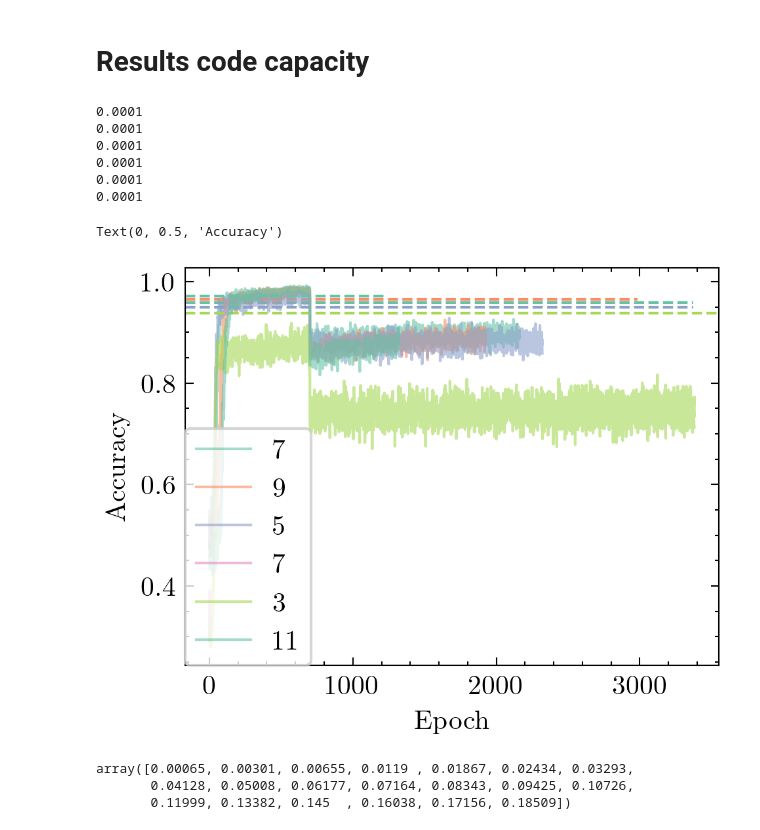
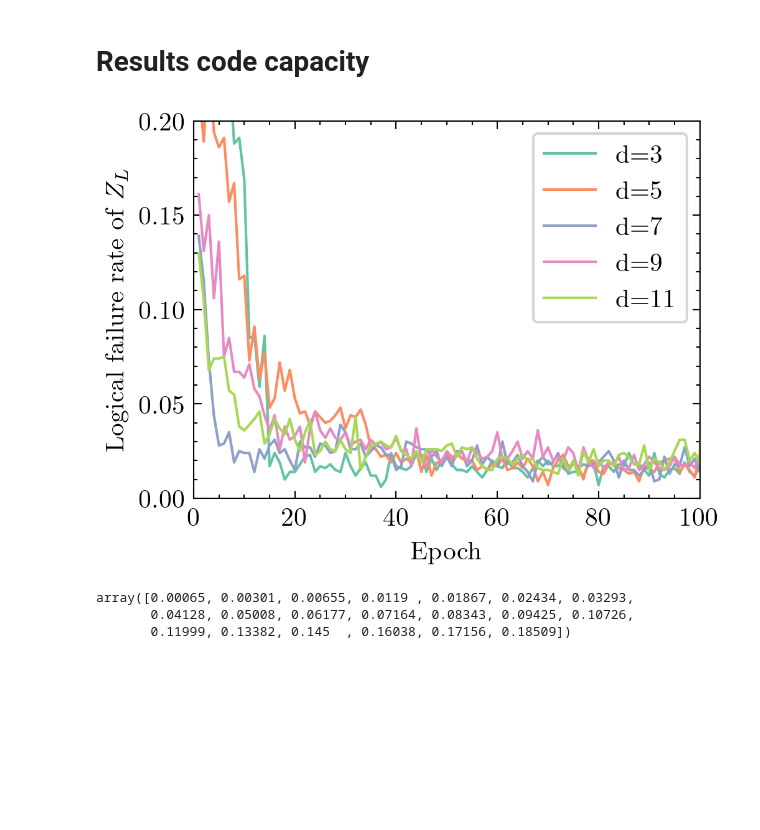
Before and after one commit to LangeMoritz/neural_matching, a Jupyter notebook: build_decoder.ipynb, the cells around one changed output. Cells and saved outputs as stored; diff of their text form; code cells hidden in the pictures; blank space fills up the shorter version.

```diff
--- a/build_decoder.ipynb
+++ b/build_decoder.ipynb
@@ -111,55 +106,52 @@ Text(0, 0.5, 'Logical failure rate of $Z_L$')
 # %%
 mwpm = np.genfromtxt('MWPM_2D_3_11.csv', delimiter=',')
 fig, ax = plt.subplots()
-parent = 'saved_models/code_cap_gcn_32_64_128_mlp_128_64_32/'
+parent = 'saved_models/code_capacity_gcn_32_64_128_mlp_256_128_64_32/'
 all_files = os.listdir(parent)
 # ax.plot(6, 0.9, c = 'black', ls = 'solid', label = 'Test')
 # ax.plot(6, 0.9, c = 'black', ls = 'dashed', label = 'MWPM')
 # ax.plot(6, 0.9, c = 'black', ls = 'dotted', label = 'Training')
-
-# all_files = ['d_5_p_0p1_test']
+# print(all_files)
+all_files = ['d_3_p_0p01.pt', 'd_5_p_0p01.pt','d_7_p_0p01.pt', 'd_9_p_0p01.pt', 'd_11_p_0p01.pt']
 for i, file_name in enumerate(all_files):
 
     file_folder = parent + file_name
     # Use regex to extract the integer after 'd_'
     match = re.search(r'd_(\d+)_p', file_name)
     if match:
         d = int(match.group(1))  # Convert extracted string to integer
     match = re.search(r'e_(\d+).pt', file_name)
     if match:
         lr = int(match.group(1))  # Convert extracted string to integer
     d_check = mwpm[:, 0] == d
 
-    p_check = np.isclose(mwpm[0, :], 0.1)
+    p_check = np.isclose(mwpm[0, :], 0.01)
     mwpm_acc = 1 - mwpm[d_check, p_check]
     model = torch.load(file_folder, map_location = torch.device('cpu'), weights_only=False)
     history = model['history']
     # Extract epochs and loss values
     epochs = [entry['epoch'] for entry in history]
     reward = [entry['epoch_reward'] for entry in history]
     train_acc = [entry['train_acc'] for entry in history]
     test_acc = [entry['test_acc'] for entry in history]
     # ax[0].plot(epochs, reward, label = f'd = {d}')
-    optimizer_state = model['optimizer_state_dict']
-    for param_group in optimizer_state['param_groups']:
-        print(param_group['lr'])
+    # optimizer_state = model['optimizer_state_dict']
+    # for param_group in optimizer_state['param_groups']:
+    #     print(param_group['lr'])
 
-    ax.plot(epochs, reward, alpha = 0.6, label = f'{d}')
+    ax.plot(epochs, 1 -np.array(train_acc), alpha = 1.0, label = f'd={d}')
     # ax.plot(epochs, test_acc, c = plt.gca().lines[-1].get_color())
-    ax.axhline(mwpm_acc, 0, len(epochs) / ax.get_xlim()[1], c = plt.gca().lines[-1].get_color(), ls = 'dashed')
-ax.legend(frameon = True, loc = (0, 0))
+    # ax.axhline(mwpm_acc, 0, len(epochs) / ax.get_xlim()[1], c = plt.gca().lines[-1].get_color(), ls = 'dashed')
+ax.legend(frameon = True, loc = 'upper right')
 ax.set_xlabel('Epoch')
-ax.set_ylabel('Accuracy')
+ax.set_ylabel(r'Logical failure rate of $Z_L$')
+ax.set_xlim(0, 100)
+ax.set_ylim(0, 0.2)
+
+fig.savefig('code_cap_training.pdf')
 # plt.tight_layout()
 # %% [output]
-0.0001
-0.0001
-0.0001
-0.0001
-0.0001
-0.0001
-Text(0, 0.5, 'Accuracy')
-[figure, old version]
+[figure, new version]
 # %%
 mwpm[d_check, 1:][0]
 # %% [output]
```
Also changed, not shown: parts of 3 cells of this notebook, 4 other files.
